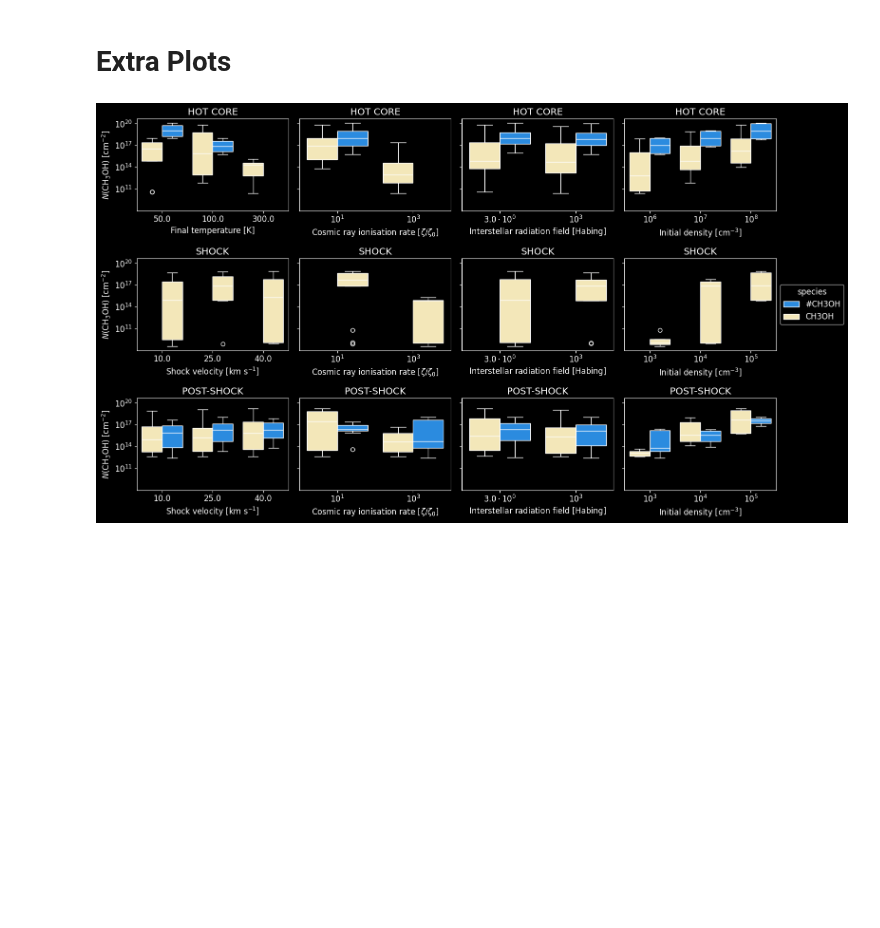
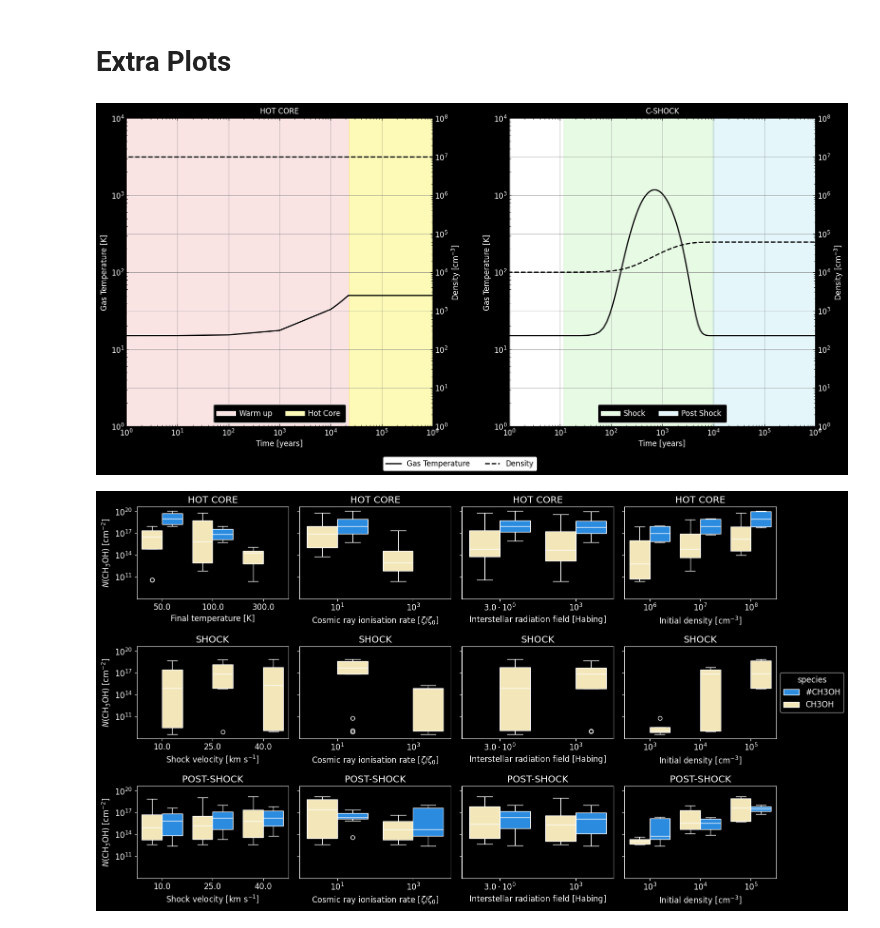
Before and after one commit to georgina-sampson/LEAPS-2024, a Jupyter notebook: CH3OH/plots.ipynb, the cells around one changed output. Cells and saved outputs as stored; diff of their text form; code cells hidden in the pictures; blank space fills up the shorter version.

Commit message:
prop evolution

```diff
--- a/CH3OH/plots.ipynb
+++ b/CH3OH/plots.ipynb
@@ -339,6 +339,76 @@ for dic in dfDicBox:
 [figure]
 # %% [markdown]
 # Extra Plots
+# %%
+styleic, colores, bkgdcolor = styleW.values()
+sns.set_style(rc=styleic)
+
+fig = plt.figure(figsize=(20, 9))
+gs = GridSpec(1, 2, figure=fig, width_ratios=2*[16],
+              wspace=0.25, hspace=0.15)
+
+for tipo, df in dfDic.items():
+     i = 0 if tipo == constants.HOTCORE else 1
+     run = '10.0_3.0_10000000.0_50.0.dat' if tipo==constants.HOTCORE else '10.0_1000.0_10000.0_25.0.dat'
+
+     tmax= df[(df['runName']==run)&(df['gasTemp']==df[df['runName']==run].max()['gasTemp'])].min()['Time']
+
+     ax1=fig.add_subplot(gs[i])
+     ax2 = ax1.twinx()
+
+     for var, ax in {'gasTemp': ax1, 'Density': ax2}.items():
+        sns.lineplot(data=df[df['runName']==run], x='Time', y=var,
+                        linewidth=2, color='#000000',
+                        linestyle='solid' if var=='gasTemp' else 'dashed',
+                        ax=ax, zorder=5, legend=None)
+
+        if tipo==constants.HOTCORE:
+             colors={'Warm up': '#f9e3e3','Hot Core': '#fdfab7'}
+             props=['Warm up','Hot Core']
+             t1=1e0
+             t2=tmax
+             t3=1e6
+
+             ax1.axvspan(t1, t2, alpha=0.25, color='#F4C2C2')
+             ax1.axvspan(t2, t3, alpha=0.25, color='#FCF75E')
+        else:
+             colors={'Shock':'#e7fae4','Post Shock':'#e4f6fa'}
+             props=['Shock','Post Shock']
+             t1=df[(df['runName']==run)&(df['gasTemp']<=df['gasTemp'].min())&(df['Time']<tmax)].max()['Time']
+             t2=df[(df['runName']==run)&(df['gasTemp']<=df['gasTemp'].min())&(df['Time']>tmax)].min()['Time']
+             t3=1e6
+
+             ax1.axvspan(t1, t2, alpha=0.25, color='#CAF5C4')
+             ax1.axvspan(t2, t3, alpha=0.25, color='#C4EDF5')
+
+        ax.grid(color='grey', alpha=0.5, zorder=2)
+        ax.set_xscale('log')
+        ax.set_yscale('log')
+        ax.set_xbound(1e0,1e6)
+        ax.tick_params(axis='both', which='both',direction='in', top=True, color='#000000')
+        ax.set_xlabel(r'Time [years]')
+        ax.set_ylabel("Gas Temperature [K]" if var=='gasTemp' else 'Density [cm$^{-3}$]')
+
+     ax1.set_ybound(1e0,1e4)
+     ax2.set_ybound(1e0,1e8)
+     ax1.text(0.5, 1.01, tipo.upper() if tipo==constants.HOTCORE else tipo.upper().replace(' ', '-'),
+             horizontalalignment='center',
+             verticalalignment='bottom',
+             transform=ax.transAxes)
+
+     lines = [Line2D([0], [0], color=colors[prop], linewidth=8, label=prop) for prop in props]
+     ax2.legend(lines, props, loc='lower center', ncols=2, borderpad=0.7,
+                facecolor='#000000', labelcolor='#FFFFFF', framealpha=1)
+
+lines = [Line2D([0], [0], color='#000000', linewidth=2, linestyle=sty) for sty in ['solid','dashed']]
+props=['Gas Temperature', 'Density']
+fig.legend(lines, props, loc='lower center', bbox_to_anchor=(0.5, -0.01), ncols=8, facecolor='#ffffff',labelcolor='#000000',framealpha=1)
+
+fig.savefig(f"TimeEvolution_PhysicalParams.png", dpi=300, bbox_inches='tight')
+# plt.close()
+sns.set_style(rc=styleDictB)
+# %% [output]
+[figure, added]
 # %%
 def abunDf(df, cols=['runName', 'shockVel', 'Density', 'Time', 'cosmicRay','av', 'gasTemp', 'iDens', 'radfield','interstellarRad', 'zeta', 'moment']):
     testdf= pd.concat([df[cols+['N_CH3OH']], df[cols+['N_#CH3OH']]], ignore_index=True)
```
Also changed, not shown: 1 other file.
